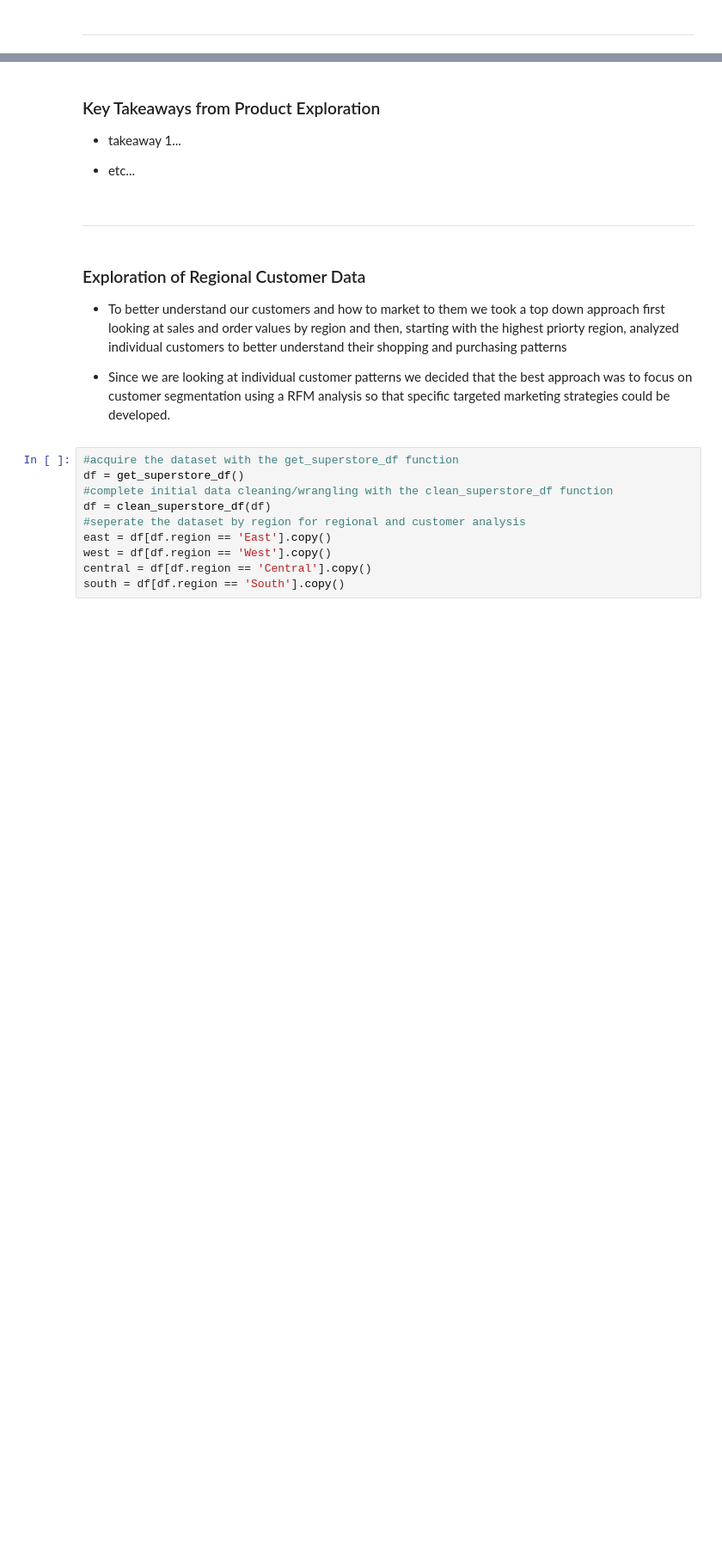
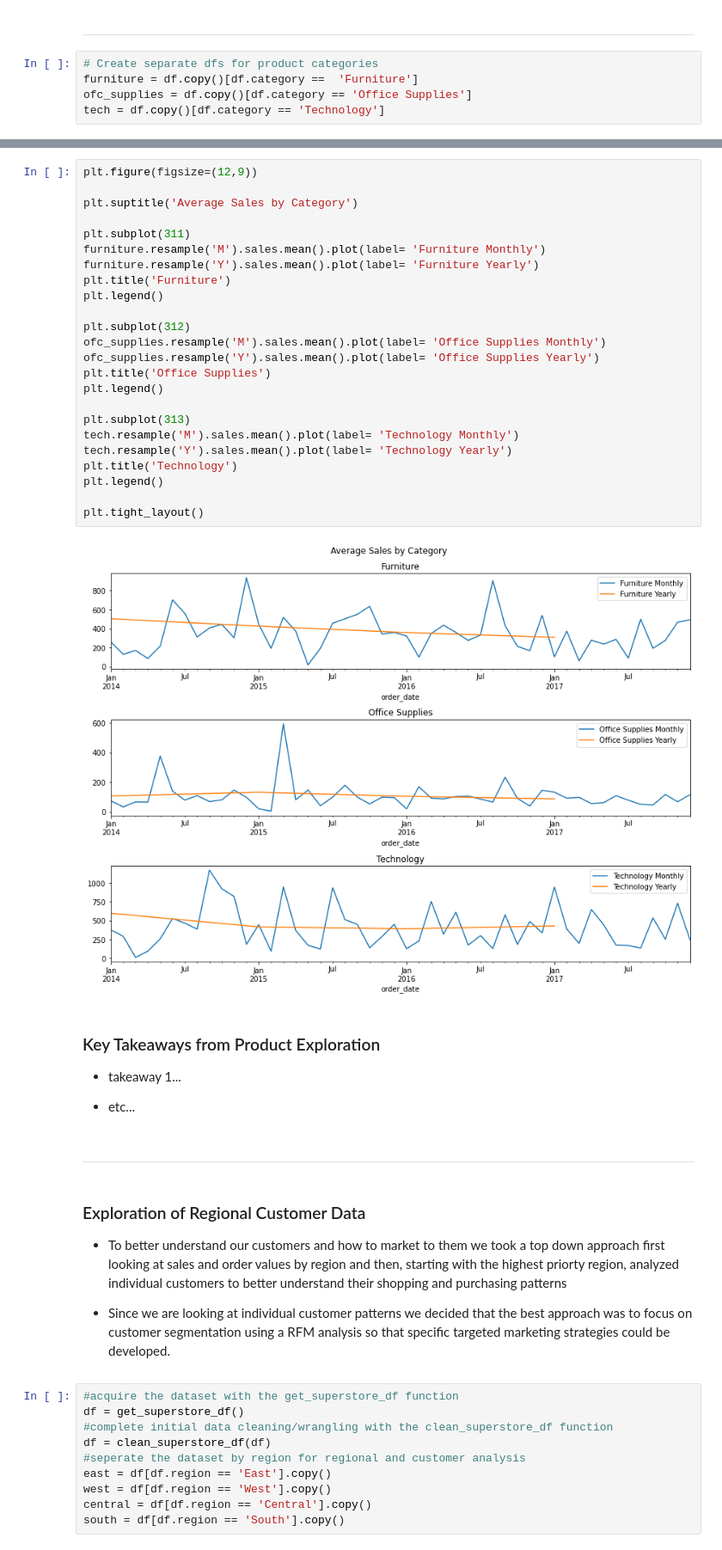
Before and after one commit to ns-tn-time-series-project/time-series-project, a Jupyter notebook: final_report_time_series_project.ipynb, the cells around one changed output, grey strips where cells are left out. Shown at 86% size. Saved outputs shown, nothing was run; the diff lists cells and outputs as text; blank space fills up the shorter version.

```diff
--- a/final_report_time_series_project.ipynb
+++ b/final_report_time_series_project.ipynb
@@ -46,5 +58,10 @@ df = clean_superstore_df(df)
 # %% [markdown]
 ---
+# %%
+# Create separate dfs for product categories
+furniture = df.copy()[df.category ==  'Furniture']
+ofc_supplies = df.copy()[df.category == 'Office Supplies']
+tech = df.copy()[df.category == 'Technology']
 # %% [markdown]
 ### Exploration of Products
 
@@ -58,3 +87,29 @@ df = clean_superstore_df(df)
+# %%
+plt.figure(figsize=(12,9))
+
+plt.suptitle('Average Sales by Category')
+
+plt.subplot(311)
+furniture.resample('M').sales.mean().plot(label= 'Furniture Monthly')
+furniture.resample('Y').sales.mean().plot(label= 'Furniture Yearly')
+plt.title('Furniture')
+plt.legend()
+
+plt.subplot(312)
+ofc_supplies.resample('M').sales.mean().plot(label= 'Office Supplies Monthly')
+ofc_supplies.resample('Y').sales.mean().plot(label= 'Office Supplies Yearly')
+plt.title('Office Supplies')
+plt.legend()
+
+plt.subplot(313)
+tech.resample('M').sales.mean().plot(label= 'Technology Monthly')
+tech.resample('Y').sales.mean().plot(label= 'Technology Yearly')
+plt.title('Technology')
+plt.legend()
+
+plt.tight_layout()
+# %% [output]
+[figure, added]
 # %% [markdown]
 ### Key Takeaways from Product Exploration
 
```
Also changed, not shown: parts of 5 cells of this notebook.
